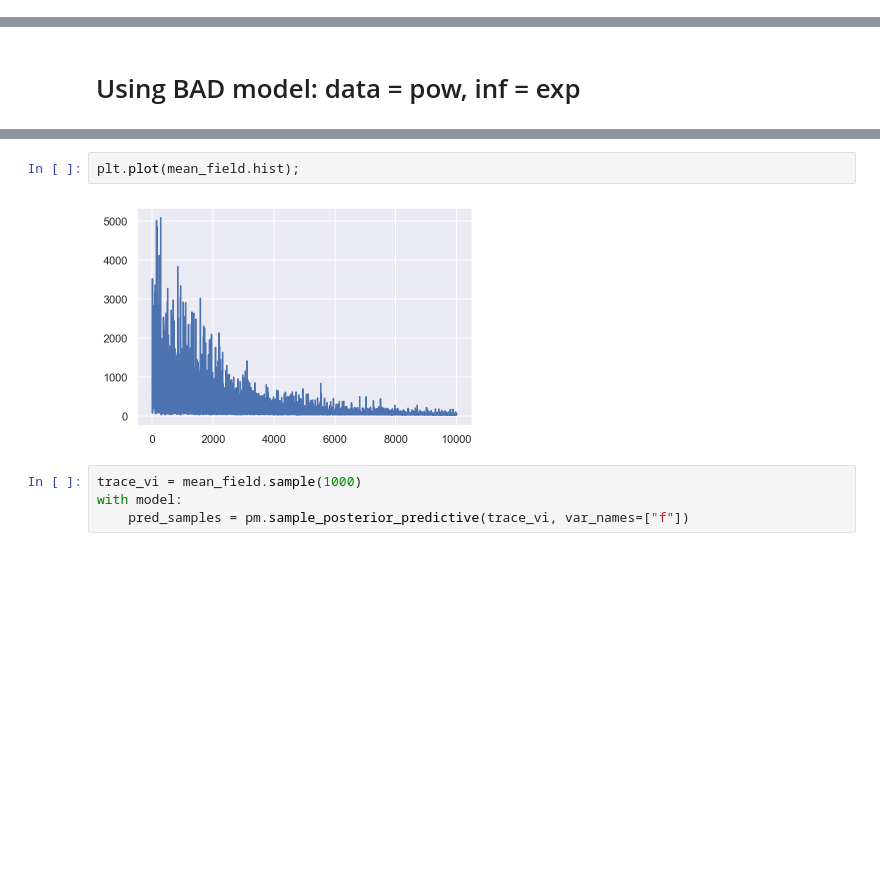
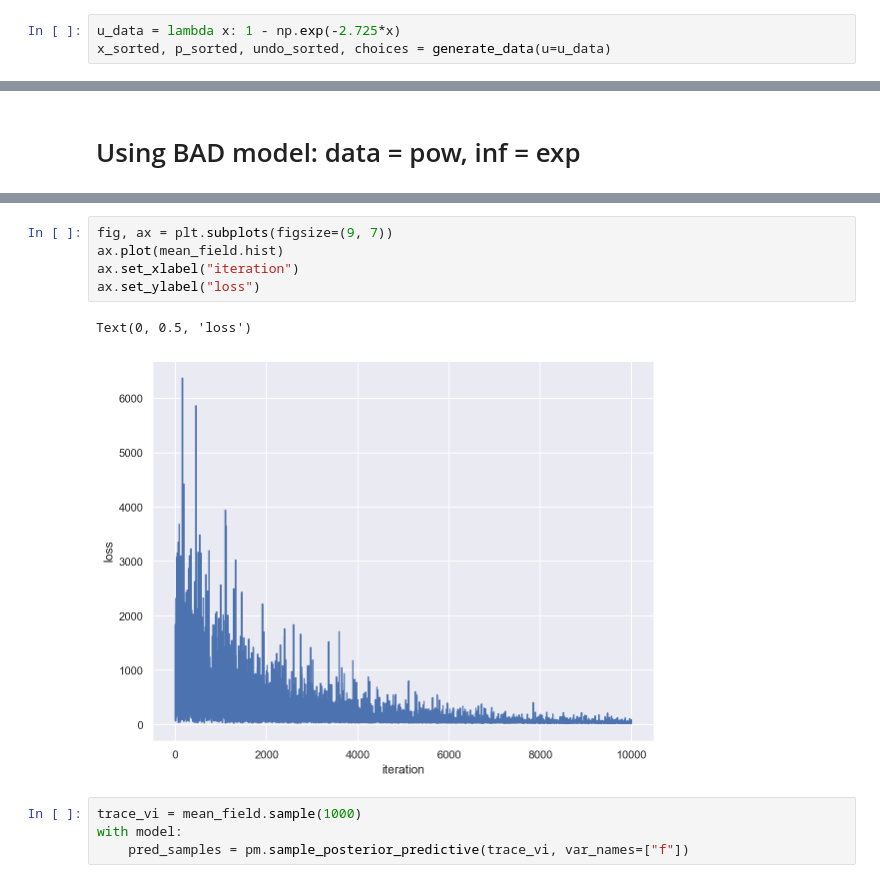
Before and after one commit to AurelienNioche/TransformedGP, a Jupyter notebook: distorted-utility.ipynb, the cells around one changed output, grey strips where cells are left out. Drawn from its saved outputs; the diff is of its cells as text; blank space fills up the shorter version.

```diff
--- a/distorted-utility.ipynb
+++ b/distorted-utility.ipynb
@@ -189,6 +189,9 @@ ax.plot(np.linspace(0, 5, 100), u_data(np.linspace(0, 5, 100)), lw=3, color='C0'
 [figure]
 # %% [markdown]
 # Using BAD model: data = exp, inf = pow
+# %%
+u_data = lambda x: 1 - np.exp(-2.725*x)
+x_sorted, p_sorted, undo_sorted, choices = generate_data(u=u_data)
 # %%
 u_model = lambda x: x**0.06
 model, gp = build_model(u=u_model, x_sorted=x_sorted, p_sorted=p_sorted, undo_sorted=undo_sorted, choices=choices)
@@ -260,7 +274,11 @@ Finished [100%]: Average Loss = 43.242
 # %%
-plt.plot(mean_field.hist);
+fig, ax = plt.subplots(figsize=(9, 7))
+ax.plot(mean_field.hist)
+ax.set_xlabel("iteration")
+ax.set_ylabel("loss")
 # %% [output]
+Text(0, 0.5, 'loss')
-[figure, old version]
+[figure, new version]
 # %%
 trace_vi = mean_field.sample(1000)
 with model:
```
Also changed, not shown: parts of 15 cells of this notebook, 1 other file.
